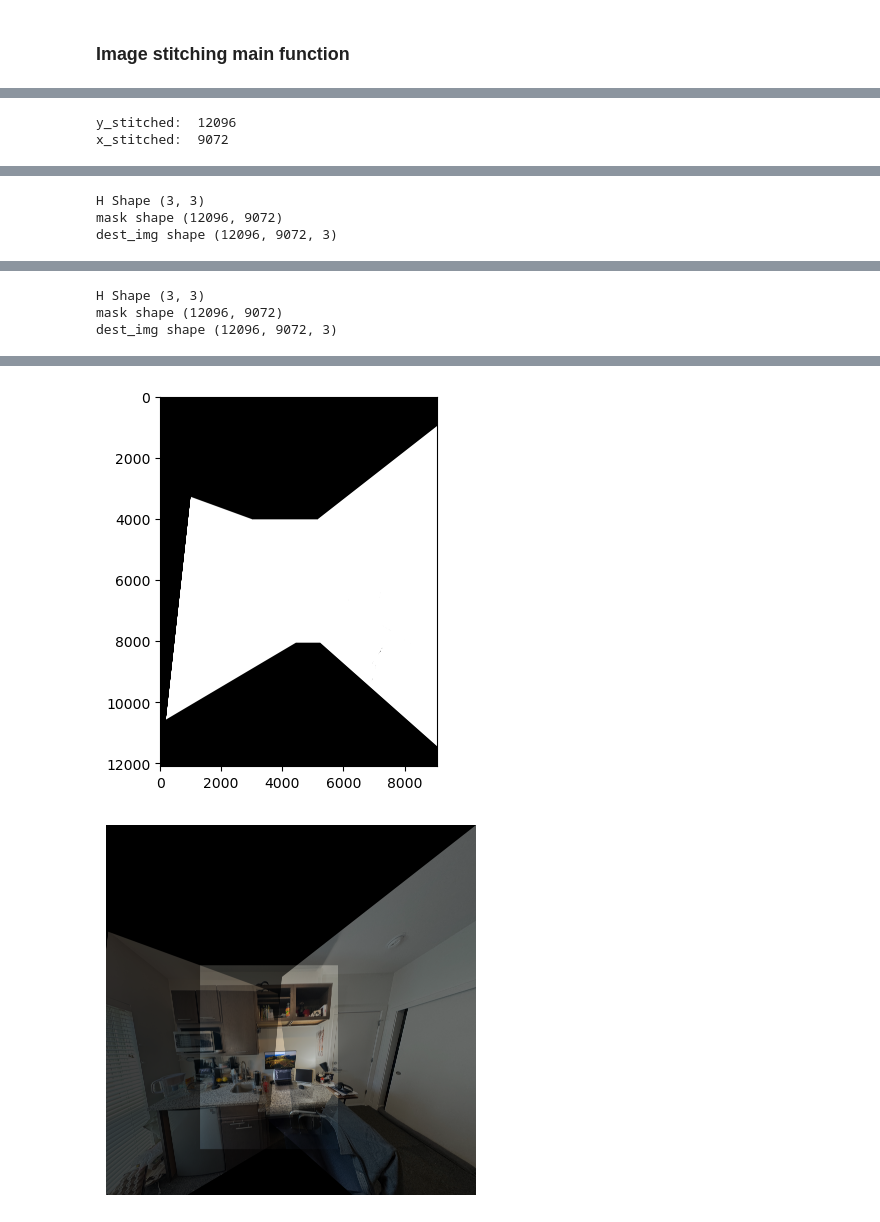
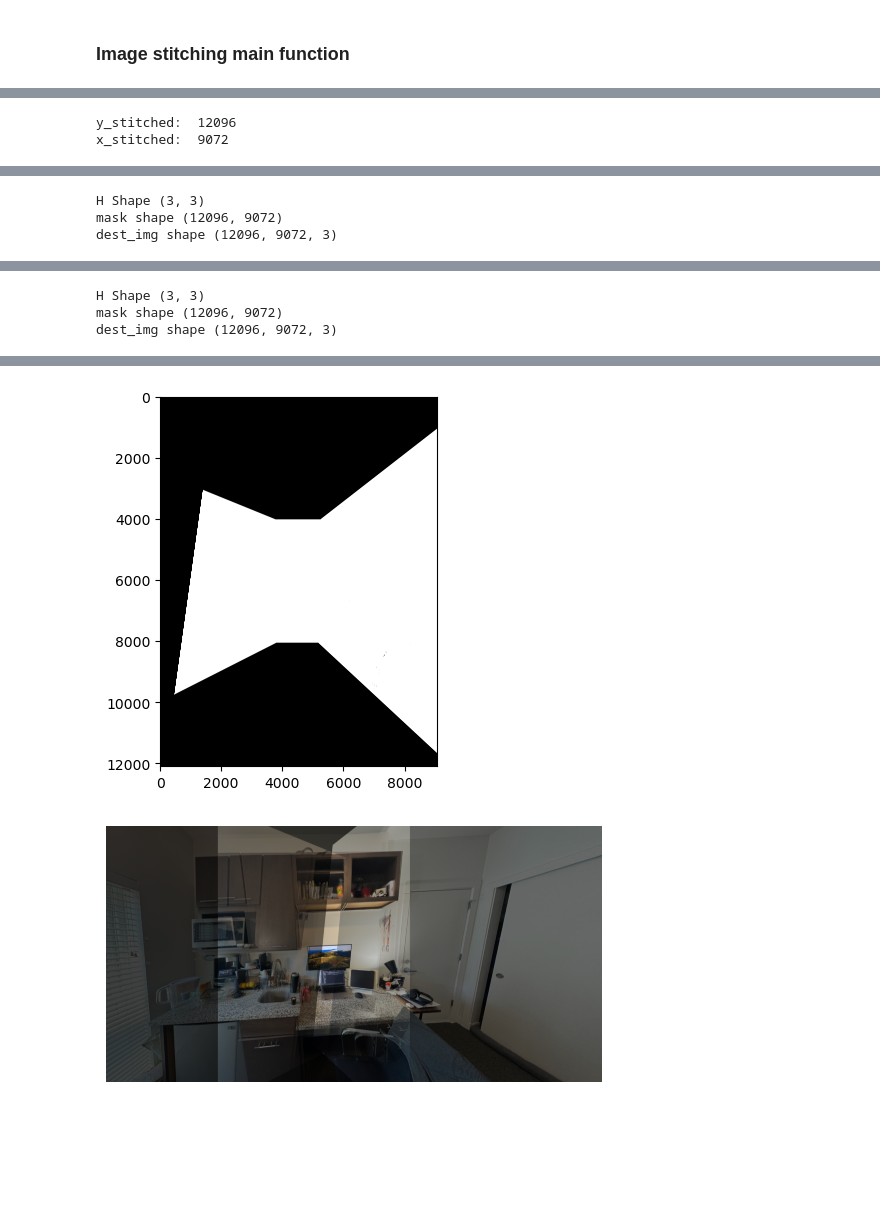
Before and after one commit to JasonSu14/Image_Stitching, a Jupyter notebook: image_stitching.ipynb, the cells around one changed output, grey strips where cells are left out. Saved outputs shown, nothing was run; the diff lists cells and outputs as text; code cells hidden in the pictures; blank space fills up the shorter version.

Commit message:
Updated image_stitching function output

```diff
--- a/image_stitching.ipynb
+++ b/image_stitching.ipynb
@@ -469,6 +469,19 @@ def remove_black_cropping_vertical(img):
     result = img[top_bound:bottom_bound, :]
 
     return result
+
+def crop_image(image, ref_start_y, ref_img_height):
+    cropped_image = image[ref_start_y: ref_start_y + ref_img_height, :]
+    return cropped_image
+
+def remove_black_edges(image):
+    # Find the first column that is not entirely black (all values are 0)
+    non_black_columns = np.where(image.min(axis=(0, 2)) > 0)[0]
+    leftmost_non_black_column = non_black_columns[0]
+
+    # Crop the image to remove the black pixels on the left
+    cropped_image = image[:, leftmost_non_black_column:]
+    return cropped_image
 # %% [markdown]
 ### Image stitching main function
 # %%
@@ -537,8 +550,9 @@ def image_stitcher(*image_paths):
         plt.imshow(stitch_mask, cmap="gray")
         plt.show()
 
-    stitched_img = remove_black_cropping(stitched_img)
-    stitched_img = remove_black_cropping_vertical(stitched_img)
+    stitched_img = crop_image(stitched_img, ref_start_y, ref_img_height)
+    stitched_img = remove_black_edges(stitched_img)
+    # stitched_img = remove_black_cropping(stitched_img)
     return stitched_img
 
 
@@ -572,2 +586,2 @@ dest_img shape (12096, 9072, 3)
-[figure, old version]
+[figure, new version]
-[figure, old version]
+[figure, new version]
```
Also changed, not shown: parts of 1 cell of this notebook.
